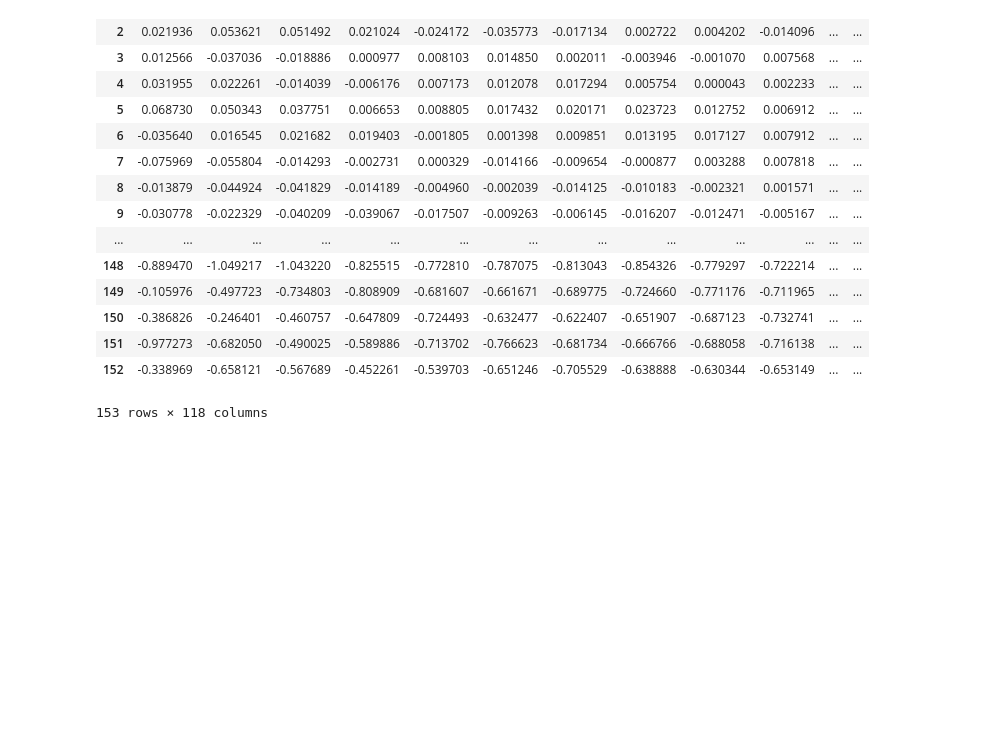
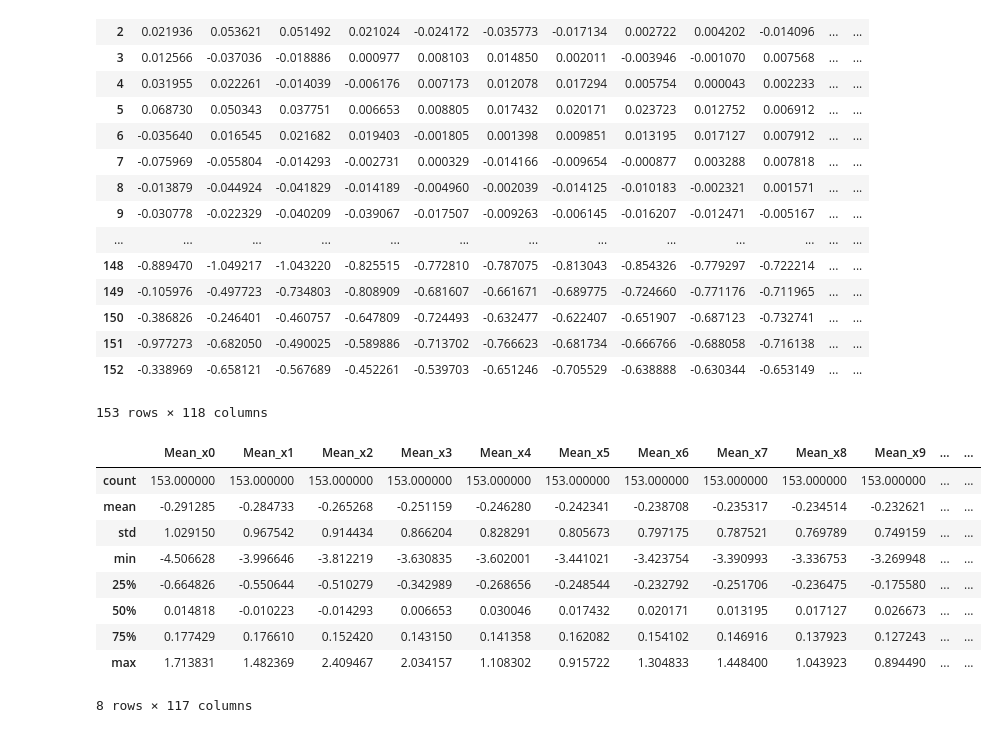
Before and after one commit to umi001/driverBehaviorDataset, a Jupyter notebook: data/16/DriverBehaviour_Copy1.ipynb, the cells around one changed output. Saved outputs shown, nothing was run; the diff lists cells and outputs as text; code cells hidden in the pictures; blank space fills up the shorter version.

Commit message:
return back test

```diff
--- a/data/16/DriverBehaviour_Copy1.ipynb
+++ b/data/16/DriverBehaviour_Copy1.ipynb
@@ -215,3 +215,18 @@ dataset
 153 rows × 118 columns
 # %%
 dataset.to_csv('aceleracaoLinear_terra_labelled.csv', encoding='utf-8', index=False)
+# %%
+test=pd.read_csv('aceleracaoLinear_terra_labelled.csv')
+# %%
+test.describe()
+# %% [output]
+|  | Mean_x0 | Mean_x1 | Mean_x2 | Mean_x3 | Mean_x4 | Mean_x5 | Mean_x6 | Mean_x7 | Mean_x8 | Mean_x9 | ... | ... |
+| count | 153.000000 | 153.000000 | 153.000000 | 153.000000 | 153.000000 | 153.000000 | 153.000000 | 153.000000 | 153.000000 | 153.000000 | ... | ... |
+| mean | -0.291285 | -0.284733 | -0.265268 | -0.251159 | -0.246280 | -0.242341 | -0.238708 | -0.235317 | -0.234514 | -0.232621 | ... | ... |
+| std | 1.029150 | 0.967542 | 0.914434 | 0.866204 | 0.828291 | 0.805673 | 0.797175 | 0.787521 | 0.769789 | 0.749159 | ... | ... |
+| min | -4.506628 | -3.996646 | -3.812219 | -3.630835 | -3.602001 | -3.441021 | -3.423754 | -3.390993 | -3.336753 | -3.269948 | ... | ... |
+| 25% | -0.664826 | -0.550644 | -0.510279 | -0.342989 | -0.268656 | -0.248544 | -0.232792 | -0.251706 | -0.236475 | -0.175580 | ... | ... |
+| 50% | 0.014818 | -0.010223 | -0.014293 | 0.006653 | 0.030046 | 0.017432 | 0.020171 | 0.013195 | 0.017127 | 0.026673 | ... | ... |
+| 75% | 0.177429 | 0.176610 | 0.152420 | 0.143150 | 0.141358 | 0.162082 | 0.154102 | 0.146916 | 0.137923 | 0.127243 | ... | ... |
+| max | 1.713831 | 1.482369 | 2.409467 | 2.034157 | 1.108302 | 0.915722 | 1.304833 | 1.448400 | 1.043923 | 0.894490 | ... | ... |
+8 rows × 117 columns
```
Also changed, not shown: 16 other files.
